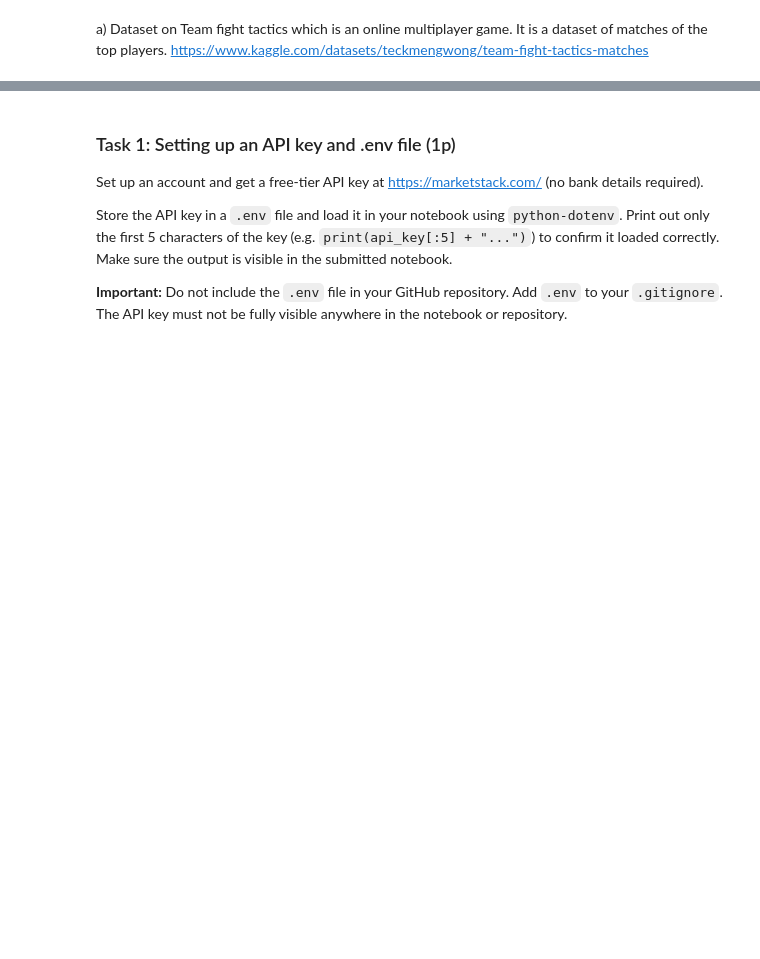
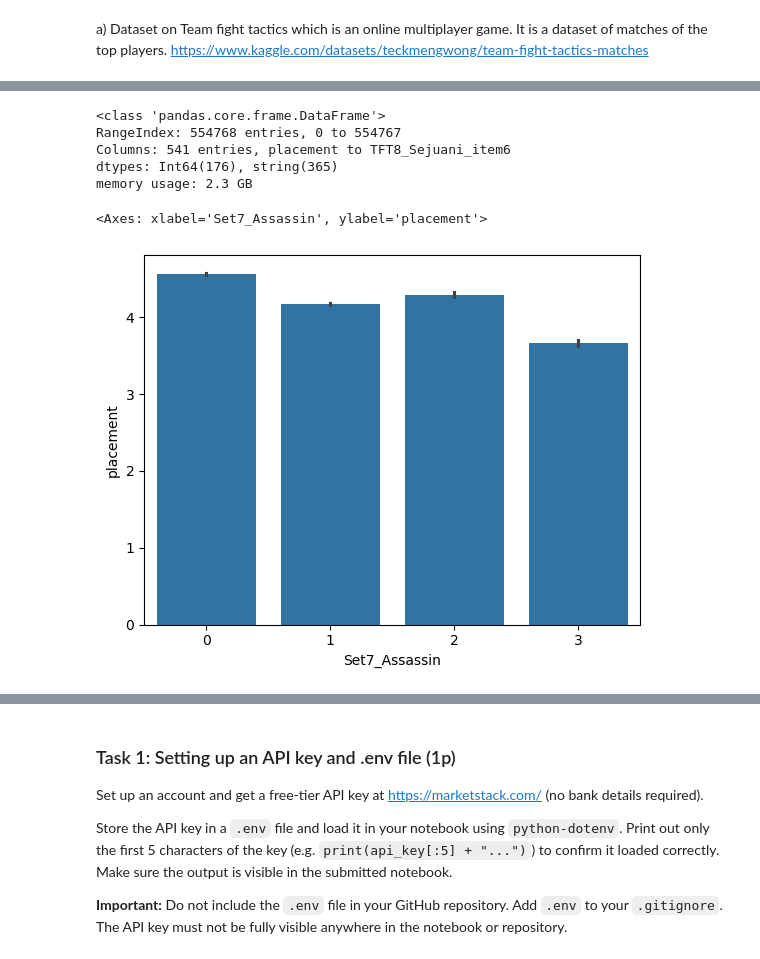
Before and after one commit to Darren-0/PythonBizInt2026, a Jupyter notebook: assignments/assignment2/assignment2.ipynb, the cells around one changed output, grey strips where cells are left out. Saved outputs shown, nothing was run; the diff lists cells and outputs as text; code cells hidden in the pictures; blank space fills up the shorter version.

```diff
--- a/assignments/assignment2/assignment2.ipynb
+++ b/assignments/assignment2/assignment2.ipynb
@@ -67,0 +77,17 @@ https://www.kaggle.com/datasets/teckmengwong/team-fight-tactics-matches
+# %%
+# c (This cell will take quite long to run due to convert_dtypes(). Around 40s for my run) The dataframe uses 2.3GB of memeory
+import pandas as pd
+import glob
+
+# use glob to get all the files
+path = "./Dataset"
+all_files = glob.glob(path + '/*.csv')
+
+# changes all the files into dfs use low_memory due to some cells having mixed types, convert_dtypes() to let pandas automatically detect the value
+df_list = [pd.read_csv(file, low_memory=False).convert_dtypes() for file in all_files]
+
+# merge them together into one big df
+final_df  = pd.concat(df_list, ignore_index=True)
+
+# the <NA> value basically meant that the player did not have that trait/unit/item/equipment. 0 for traits if different from <NA> where it means that there are unit(s) with that trait but it is not active
+final_df.head()
@@ -67,0 +115,18 @@ https://www.kaggle.com/datasets/teckmengwong/team-fight-tactics-matches
+# %%
+final_df.info()
+# %% [output]
+<class 'pandas.core.frame.DataFrame'>
+RangeIndex: 554768 entries, 0 to 554767
+Columns: 541 entries, placement to TFT8_Sejuani_item6
+dtypes: Int64(176), string(365)
+memory usage: 2.3 GB
+# %%
+# Since there are many columns we will only use some columns for the visualization
+import matplotlib as plt
+import seaborn as sns
+
+# first we will look at one trait to see how it correlates with the placement
+sns.barplot(final_df, x="Set7_Assassin", y="placement")
+# %% [output]
+<Axes: xlabel='Set7_Assassin', ylabel='placement'>
+[figure, added]
```
Also changed, not shown: parts of 4 cells of this notebook, 19 other files.
